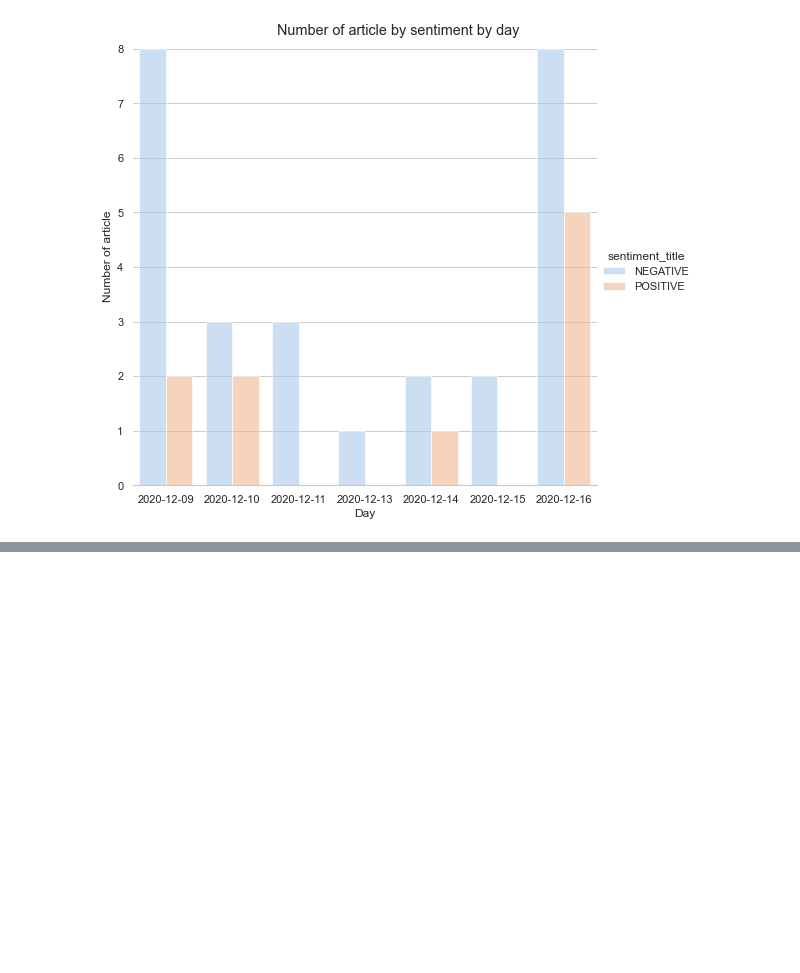
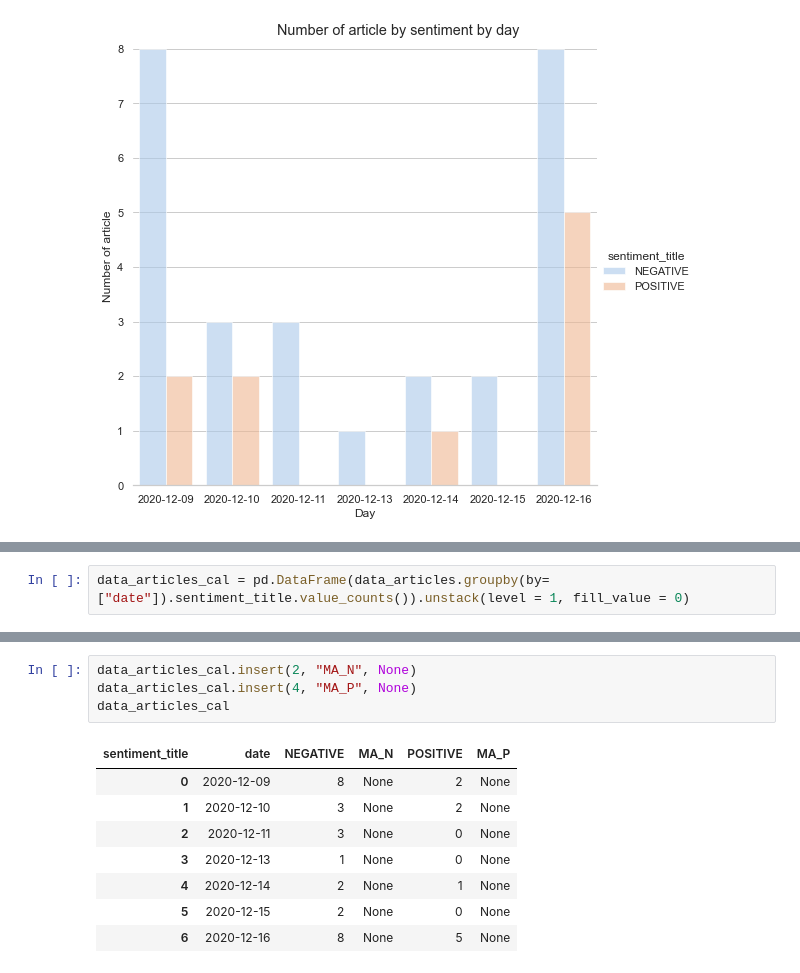
Before and after one commit to alchekroun/nlp-article, a Jupyter notebook: Comparative_analysis.ipynb, the cells around one changed output, grey strips where cells are left out. Drawn from its saved outputs; the diff is of its cells as text; blank space fills up the shorter version.

```diff
--- a/Comparative_analysis.ipynb
+++ b/Comparative_analysis.ipynb
@@ -34,0 +32,2 @@ True
+# %%
+data_articles_cal = pd.DataFrame(data_articles.groupby(by=["date"]).sentiment_title.value_counts()).unstack(level = 1, fill_value = 0)
@@ -34,0 +59,13 @@ True
+# %%
+data_articles_cal.insert(2, "MA_N", None)
+data_articles_cal.insert(4, "MA_P", None)
+data_articles_cal
+# %% [output]
+| sentiment_title | date | NEGATIVE | MA_N | POSITIVE | MA_P |
+| 0 | 2020-12-09 | 8 | None | 2 | None |
+| 1 | 2020-12-10 | 3 | None | 2 | None |
+| 2 | 2020-12-11 | 3 | None | 0 | None |
+| 3 | 2020-12-13 | 1 | None | 0 | None |
+| 4 | 2020-12-14 | 2 | None | 1 | None |
+| 5 | 2020-12-15 | 2 | None | 0 | None |
+| 6 | 2020-12-16 | 8 | None | 5 | None |
```
Also changed, not shown: parts of 7 cells of this notebook.
